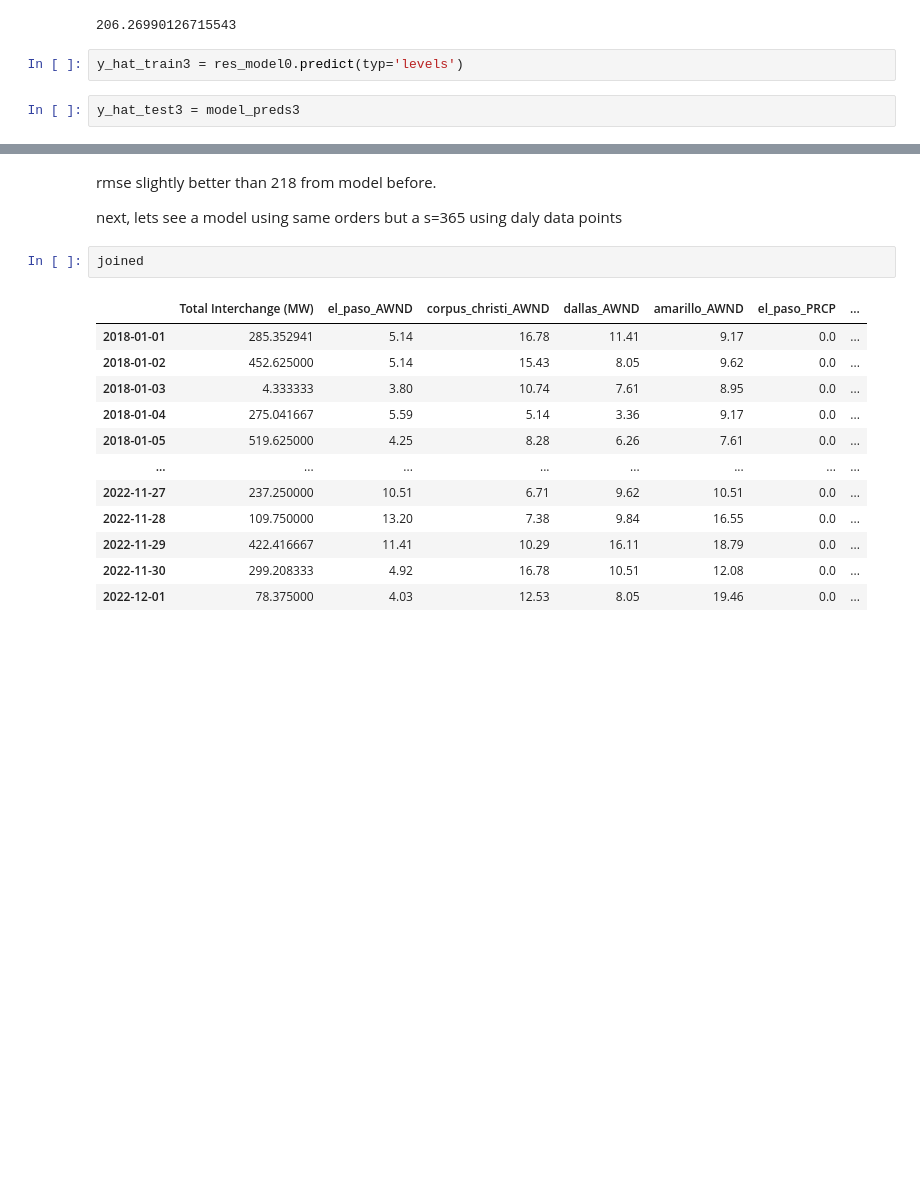
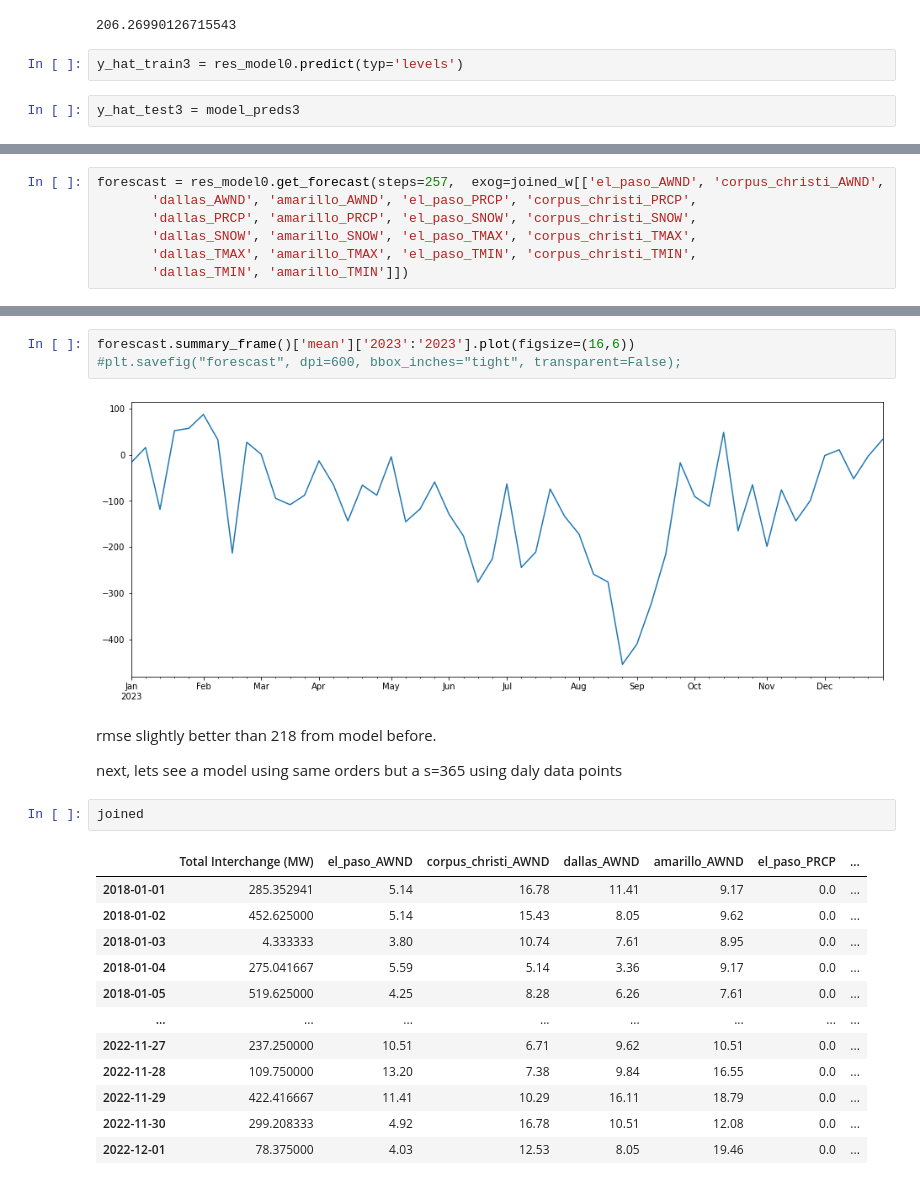
Before and after one commit to JuanMa894/Texas-Power-forecasting-timeseries, a Jupyter notebook: Notebooks/juan-notebook.ipynb, the cells around one changed output, grey strips where cells are left out. Cells and saved outputs as stored; diff of their text form; blank space fills up the shorter version.

```diff
--- a/Notebooks/juan-notebook.ipynb
+++ b/Notebooks/juan-notebook.ipynb
@@ -696,0 +711,7 @@ plt.legend();
+# %%
+forescast = res_model0.get_forecast(steps=257,  exog=joined_w[['el_paso_AWND', 'corpus_christi_AWND',
+       'dallas_AWND', 'amarillo_AWND', 'el_paso_PRCP', 'corpus_christi_PRCP',
+       'dallas_PRCP', 'amarillo_PRCP', 'el_paso_SNOW', 'corpus_christi_SNOW',
+       'dallas_SNOW', 'amarillo_SNOW', 'el_paso_TMAX', 'corpus_christi_TMAX',
+       'dallas_TMAX', 'amarillo_TMAX', 'el_paso_TMIN', 'corpus_christi_TMIN',
+       'dallas_TMIN', 'amarillo_TMIN']])
@@ -697,3 +734,8 @@ plt.legend();
+# %%
+forescast.summary_frame()['mean']['2023':'2023'].plot(figsize=(16,6))
+#plt.savefig("forescast", dpi=600, bbox_inches="tight", transparent=False);
+# %% [output]
+[figure, added]
 # %% [markdown]
 rmse slightly better than 218 from model before.
 
```
Also changed, not shown: parts of 15 cells of this notebook.
